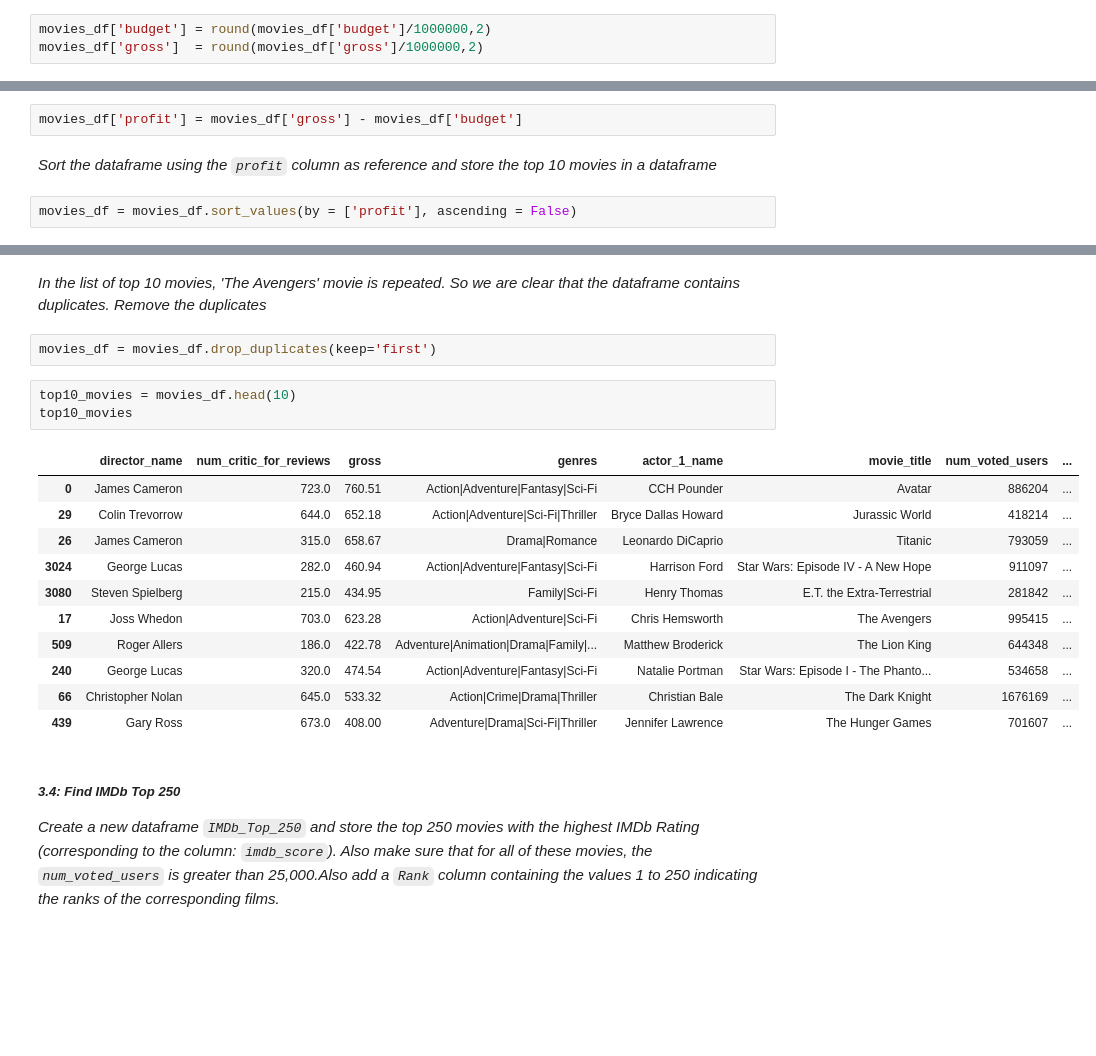
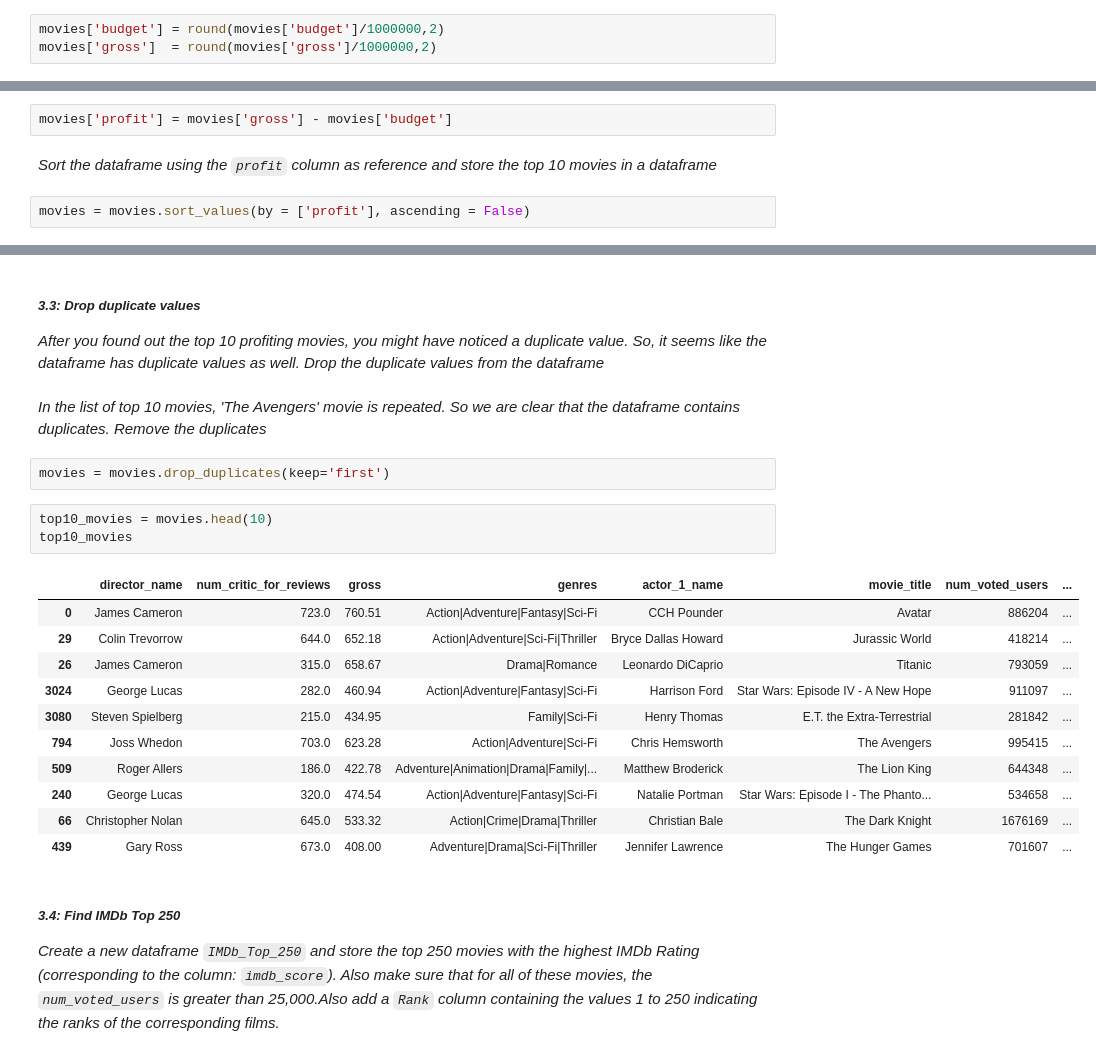
Before and after one commit to Dharani-Arumugam/PostGraduate-Diploma-DataScience, a Jupyter notebook: PGDS-MovieAssignment/Movie Assignment.ipynb, the cells around one changed output, grey strips where cells are left out. Saved outputs shown, nothing was run; the diff lists cells and outputs as text; blank space fills up the shorter version.

```diff
--- a/PGDS-MovieAssignment/Movie Assignment.ipynb
+++ b/PGDS-MovieAssignment/Movie Assignment.ipynb
@@ -305,15 +307,15 @@ round(len(movies_df)/5043*100,2)
 
 *Convert the unit of the `budget` and `gross` columns from `$` to `million $`.*
 # %%
-movies_df['budget'] = round(movies_df['budget']/1000000,2)
-movies_df['gross']  = round(movies_df['gross']/1000000,2)
+movies['budget'] = round(movies['budget']/1000000,2)
+movies['gross']  = round(movies['gross']/1000000,2)
 # %% [markdown]
 ##### *3.2: Find the movies with highest profit*
 
 *Create a new column called `profit` which contains the difference of the two columns: `gross` and `budget`.*
 # %%
-movies_df['profit'] = movies_df['gross'] - movies_df['budget']
+movies['profit'] = movies['gross'] - movies['budget']
 # %% [markdown]
 *Sort the dataframe using the `profit` column as reference and store the top 10 movies in a dataframe*
 # %%
-movies_df = movies_df.sort_values(by = ['profit'], ascending = False)
+movies = movies.sort_values(by = ['profit'], ascending = False)
@@ -333,21 +360,24 @@ top10_movies
 | 509 | Roger Allers | 186.0 | 422.78 | Adventure|Animation|Drama|Family|... | Matthew Broderick | The Lion King | 644348 | ... |
 | 240 | George Lucas | 320.0 | 474.54 | Action|Adventure|Fantasy|Sci-Fi | Natalie Portman | Star Wars: Episode I - The Phanto... | 534658 | ... |
 | 66 | Christopher Nolan | 645.0 | 533.32 | Action|Crime|Drama|Thriller | Christian Bale | The Dark Knight | 1676169 | ... |
+# %% [markdown]
+##### *3.3: Drop duplicate values*
+*After you found out the top 10 profiting movies, you might have noticed a duplicate value. So, it seems like the dataframe has duplicate values as well. Drop the duplicate values from the dataframe*
 # %% [markdown]
 *In the list of top 10 movies, 'The Avengers' movie is repeated. So we are clear that the dataframe contains duplicates. Remove the duplicates*
 # %%
-movies_df = movies_df.drop_duplicates(keep='first')
+movies = movies.drop_duplicates(keep='first')
 # %%
-top10_movies = movies_df.head(10)
+top10_movies = movies.head(10)
 top10_movies
 # %% [output]
 |  | director_name | num_critic_for_reviews | gross | genres | actor_1_name | movie_title | num_voted_users | ... |
 | 0 | James Cameron | 723.0 | 760.51 | Action|Adventure|Fantasy|Sci-Fi | CCH Pounder | Avatar | 886204 | ... |
 | 29 | Colin Trevorrow | 644.0 | 652.18 | Action|Adventure|Sci-Fi|Thriller | Bryce Dallas Howard | Jurassic World | 418214 | ... |
 | 26 | James Cameron | 315.0 | 658.67 | Drama|Romance | Leonardo DiCaprio | Titanic | 793059 | ... |
 | 3024 | George Lucas | 282.0 | 460.94 | Action|Adventure|Fantasy|Sci-Fi | Harrison Ford | Star Wars: Episode IV - A New Hope | 911097 | ... |
 | 3080 | Steven Spielberg | 215.0 | 434.95 | Family|Sci-Fi | Henry Thomas | E.T. the Extra-Terrestrial | 281842 | ... |
-| 17 | Joss Whedon | 703.0 | 623.28 | Action|Adventure|Sci-Fi | Chris Hemsworth | The Avengers | 995415 | ... |
+| 794 | Joss Whedon | 703.0 | 623.28 | Action|Adventure|Sci-Fi | Chris Hemsworth | The Avengers | 995415 | ... |
 | 509 | Roger Allers | 186.0 | 422.78 | Adventure|Animation|Drama|Family|... | Matthew Broderick | The Lion King | 644348 | ... |
 | 240 | George Lucas | 320.0 | 474.54 | Action|Adventure|Fantasy|Sci-Fi | Natalie Portman | Star Wars: Episode I - The Phanto... | 534658 | ... |
 | 66 | Christopher Nolan | 645.0 | 533.32 | Action|Crime|Drama|Thriller | Christian Bale | The Dark Knight | 1676169 | ... |
```
Also changed, not shown: parts of 48 cells of this notebook.
